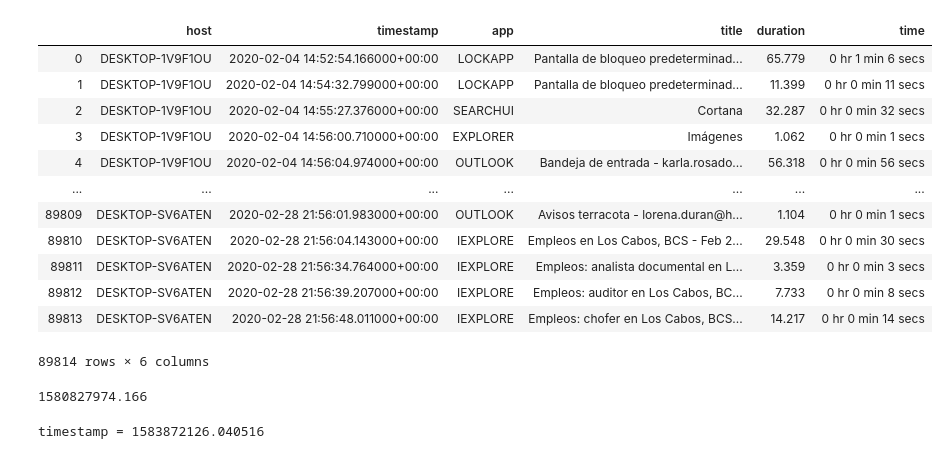
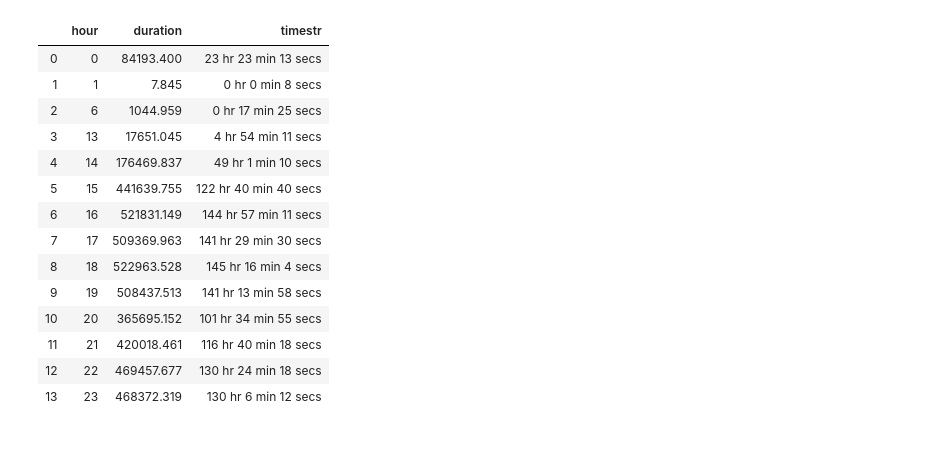
Before and after one commit to hilcoterracota/metrica_bg_clean, a Jupyter notebook: docs/Reporte.ipynb, the cells around one changed output. Drawn from its saved outputs; the diff is of its cells as text; code cells hidden in the pictures.

Commit message:
dataframe

```diff
--- a/docs/Reporte.ipynb
+++ b/docs/Reporte.ipynb
@@ -5,8 +5,19 @@ import os
 import json
 import pymongo
 import datetime
-from datetime import timedelta
+import plotly.express as px
+
+year = 2020
+month = 2
 
 myclient = pymongo.MongoClient(f'mongodb://{os.getenv("MONGO_URL","192.168.2.1")}:27017',username=os.getenv("MONGO_USERNAME","hterra"),password=os.getenv("MONGO_PASSWORD","terrac0t@"), unicode_decode_error_handler='ignore')
-activitywatch_db = myclient["activitywatch"]
-aw_watcher_window_db = myclient["activitywatch"]["aw-watcher-window"]
+data = pd.DataFrame(list( myclient["activitywatch"]["aw-watcher-window"].find({'year': year,'month':month,'duration': {'$gt': 1},'app': {'$regex':'.exe', '$options':'i'}})))
+data.set_index("_id", inplace=True)
+data['app'] = data['app'].str.upper()
+data['app'] = data['app'].str.replace(".EXE","")
+host = pd.DataFrame(list( myclient["activitywatch"]["host"].find()))
+data = pd.merge(data, host, how='left')
+data.set_index("_id", inplace=True)
+myclient.close()
+data = data.loc[data['app']!= "LOCKAPP"]
+data = data.loc[data['app']!= "UNKNOWN"]
@@ -22,6 +36,15 @@ df = df.groupby(['host','timestamp','app','title'], as_index=False)['duration'].
 # %%
-data = df
-data['time'] = data['duration'].apply(lambda x:'{:.0f} hr {:.0f} min {:.0f} secs'.format(divmod(x,60*60)[0],*divmod(divmod(x,60*60)[1],60)))
-
-data
+data_apps_global = data
+data_apps_global = data_apps_global.loc[data_apps_global['app'].isin([
+    'EXCEL','OUTLOOK','CHROME','EXPLORER','WINWORD','VISIO','LL300','TEAMS','NITROPDF','IEXPLORER'
+])]
+data_apps_global = data_apps_global.groupby(['hour'], as_index=False)['duration'].sum()
+data_apps_global['timestr'] = data_apps_global['duration'].apply(lambda x:
+    '{:.0f} hr {:.0f} min {:.0f} secs'.format(
+        divmod(x,60*60)[0],
+        *divmod(divmod(x,60*60)[1],60))
+                                 )
+fig = px.line(data_apps_global, x="hour", y="duration", height=300)
+fig.show()
+data_apps_global
 # %% [output]
@@ -28,27 +52,15 @@ data
-|  | host | timestamp | app | title | duration | time |
-| 0 | DESKTOP-1V9F1OU | 2020-02-04 14:52:54.166000+00:00 | LOCKAPP | Pantalla de bloqueo predeterminad... | 65.779 | 0 hr 1 min 6 secs |
-| 1 | DESKTOP-1V9F1OU | 2020-02-04 14:54:32.799000+00:00 | LOCKAPP | Pantalla de bloqueo predeterminad... | 11.399 | 0 hr 0 min 11 secs |
-| 2 | DESKTOP-1V9F1OU | 2020-02-04 14:55:27.376000+00:00 | SEARCHUI | Cortana | 32.287 | 0 hr 0 min 32 secs |
-| 3 | DESKTOP-1V9F1OU | 2020-02-04 14:56:00.710000+00:00 | EXPLORER | Imágenes | 1.062 | 0 hr 0 min 1 secs |
-| 4 | DESKTOP-1V9F1OU | 2020-02-04 14:56:04.974000+00:00 | OUTLOOK | Bandeja de entrada - karla.rosado... | 56.318 | 0 hr 0 min 56 secs |
-| ... | ... | ... | ... | ... | ... | ... |
-| 89809 | DESKTOP-SV6ATEN | 2020-02-28 21:56:01.983000+00:00 | OUTLOOK | Avisos terracota - lorena.duran@h... | 1.104 | 0 hr 0 min 1 secs |
-| 89810 | DESKTOP-SV6ATEN | 2020-02-28 21:56:04.143000+00:00 | IEXPLORE | Empleos en Los Cabos, BCS - Feb 2... | 29.548 | 0 hr 0 min 30 secs |
-| 89811 | DESKTOP-SV6ATEN | 2020-02-28 21:56:34.764000+00:00 | IEXPLORE | Empleos: analista documental en L... | 3.359 | 0 hr 0 min 3 secs |
-| 89812 | DESKTOP-SV6ATEN | 2020-02-28 21:56:39.207000+00:00 | IEXPLORE | Empleos: auditor en Los Cabos, BC... | 7.733 | 0 hr 0 min 8 secs |
-| 89813 | DESKTOP-SV6ATEN | 2020-02-28 21:56:48.011000+00:00 | IEXPLORE | Empleos: chofer en Los Cabos, BCS... | 14.217 | 0 hr 0 min 14 secs |
+|  | hour | duration | timestr |
+| 0 | 0 | 84193.400 | 23 hr 23 min 13 secs |
+| 1 | 1 | 7.845 | 0 hr 0 min 8 secs |
+| 2 | 6 | 1044.959 | 0 hr 17 min 25 secs |
+| 3 | 13 | 17651.045 | 4 hr 54 min 11 secs |
+| 4 | 14 | 176469.837 | 49 hr 1 min 10 secs |
+| 5 | 15 | 441639.755 | 122 hr 40 min 40 secs |
+| 6 | 16 | 521831.149 | 144 hr 57 min 11 secs |
+| 7 | 17 | 509369.963 | 141 hr 29 min 30 secs |
+| 8 | 18 | 522963.528 | 145 hr 16 min 4 secs |
+| 9 | 19 | 508437.513 | 141 hr 13 min 58 secs |
+| 10 | 20 | 365695.152 | 101 hr 34 min 55 secs |
+| 11 | 21 | 420018.461 | 116 hr 40 min 18 secs |
+| 12 | 22 | 469457.677 | 130 hr 24 min 18 secs |
+| 13 | 23 | 468372.319 | 130 hr 6 min 12 secs |
-89814 rows × 6 columns
-# %%
-datetime.timestamp(pd.to_datetime('2020-02-04 14:52:54.166000+00:00', infer_datetime_format=True))
-# %% [output]
-1580827974.166
-# %%
-from datetime import datetime
-
-# current date and time
-now = datetime.now()
-
-timestamp = now
-print("timestamp =", timestamp)
-# %% [output]
-timestamp = 1583872126.040516
```
Also changed, not shown: parts of 6 cells of this notebook, 2 other files.
